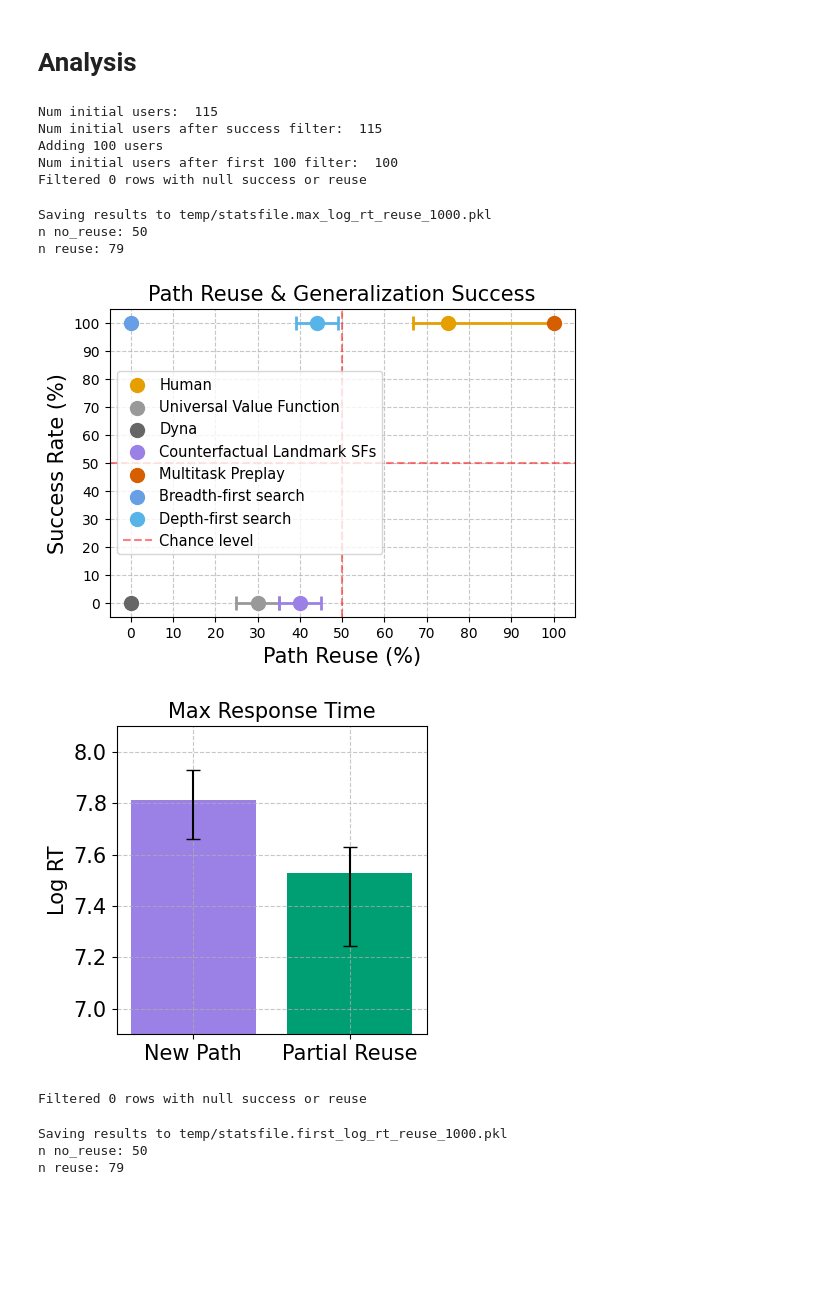
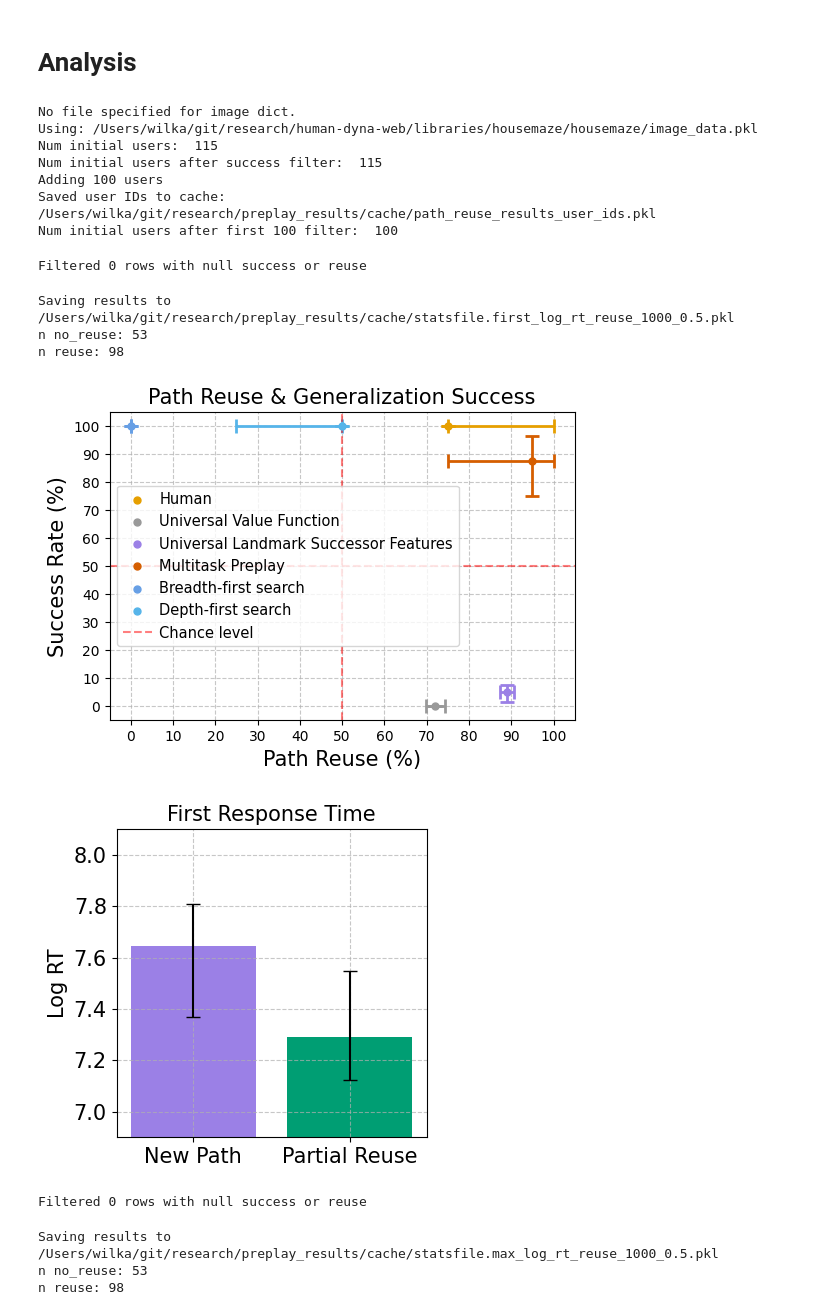
Before and after one commit to wcarvalho/multitask_preplay, a Jupyter notebook: figures/jaxmaze_results.ipynb, the cells around one changed output. Saved outputs shown, nothing was run; the diff lists cells and outputs as text; code cells hidden in the pictures; blank space fills up the shorter version.

Commit message:
analysis updates

```diff
--- a/figures/jaxmaze_results.ipynb
+++ b/figures/jaxmaze_results.ipynb
@@ -22,7 +22,8 @@ from data_processing import process_model_data
 
 # %debug
 model_df = process_model_data.get_jaxmaze_model_data(
-  # overwrite_episode_df=True
+    # overwrite_episode_df=True,
+    models=['qlearning', 'usfa', 'preplay_new', 'bfs', 'dfs'],
 )
 # %% [output]
 Loading textures from cache.
@@ -73,32 +82,36 @@ len(user_df["user_id"].unique())
 # %%
 from analysis import jaxmaze_analysis
 import data_configs
 
 # %debug
 jaxmaze_analysis.path_reuse_results(
-  user_df,
-  model_df,
-  save_dir=data_configs.JAXMAZE_RESULTS_DIR,
-  tell_reuse=1,
-  display_figs=True,
-  save_figs=True,
-  n_simulations=1000,
-  verbosity=0,
-  rereun_analysis=True,
+    user_df,
+    model_df,
+    save_dir=data_configs.JAXMAZE_RESULTS_DIR,
+    tell_reuse=1,
+    display_figs=True,
+    save_figs=True,
+    n_simulations=1000,
+    verbosity=0,
+    rereun_analysis=False,
+    overlap_threshold=.5,
   # rt_ylim=[[7,8][7,8], [1.5, 3], [2,5],[],
 )
 # %% [output]
+No file specified for image dict.
+Using: /Users/wilka/git/research/human-dyna-web/libraries/housemaze/housemaze/image_data.pkl
 Num initial users:  115
 Num initial users after success filter:  115
 Adding 100 users
+Saved user IDs to cache: /Users/wilka/git/research/preplay_results/cache/path_reuse_results_user_ids.pkl
 Num initial users after first 100 filter:  100
-Filtered 0 rows with null success or reuse
-Saving results to temp/statsfile.max_log_rt_reuse_1000.pkl
-n no_reuse: 50
-n reuse: 79
+Filtered 0 rows with null success or reuse
+Saving results to /Users/wilka/git/research/preplay_results/cache/statsfile.first_log_rt_reuse_1000_0.5.pkl
+n no_reuse: 53
+n reuse: 98
-[figure, old version]
+[figure, new version]
-[figure, old version]
+[figure, new version]
-Filtered 0 rows with null success or reuse
-Saving results to temp/statsfile.first_log_rt_reuse_1000.pkl
-n no_reuse: 50
-n reuse: 79
+Filtered 0 rows with null success or reuse
+Saving results to /Users/wilka/git/research/preplay_results/cache/statsfile.max_log_rt_reuse_1000_0.5.pkl
+n no_reuse: 53
+n reuse: 98
```
Also changed, not shown: parts of 8 cells of this notebook, 20 other files.
